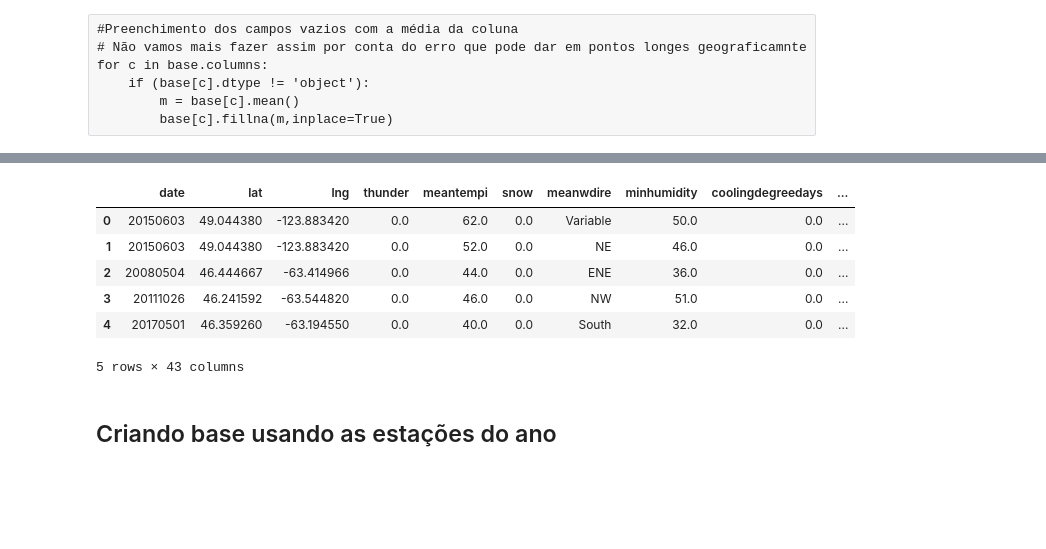
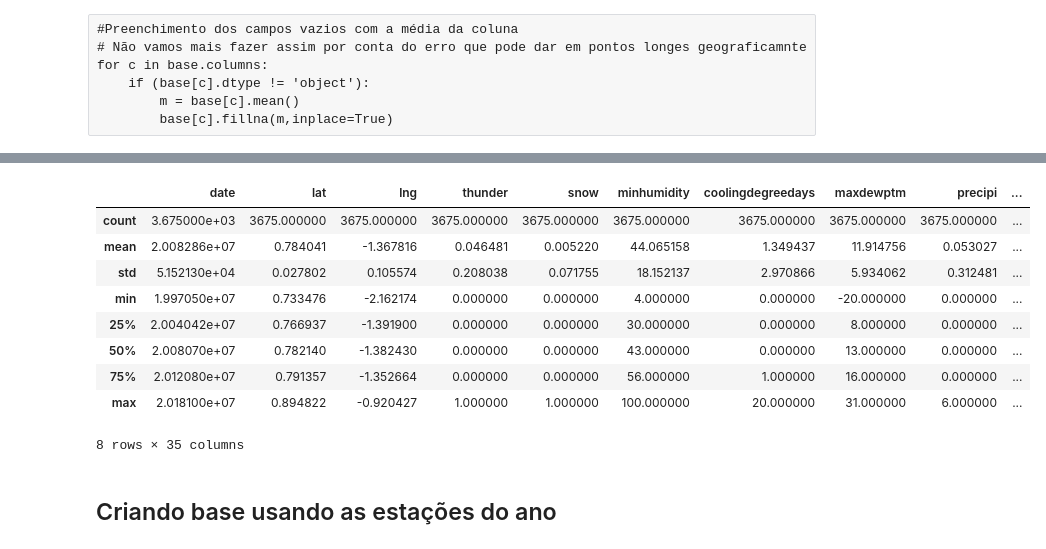
Before and after one commit to nabsonp/Autoencoder_Distribuicao_Especies, a Jupyter notebook: americanToadPreProcessamento.ipynb, the cells around one changed output, grey strips where cells are left out. Drawn from its saved outputs; the diff is of its cells as text; code cells hidden in the pictures; blank space fills up the shorter version.

```diff
--- a/americanToadPreProcessamento.ipynb
+++ b/americanToadPreProcessamento.ipynb
@@ -559,8 +517,0 @@ geo = base.copy()
-# %%
-co = geo.columns
-co = co.delete(0)
-co = co.delete(0)
-co = co.delete(0)
-# %%
-for c in co:
-    geo.drop(c,axis=1,inplace=True)
@@ -578,2 +517,0 @@ geo.head()
-# %%
-kviz.fit(geo,Y_train)
@@ -583,0 +518,15 @@ Y_previsto2 = kviz.predict(X_test)
+# %%
+base = t.copy()
+mse = {}
+for c in co:
+    if (base[c].count() < size):
+        x = base.dropna(subset=[c])
+        x_train, x_test = train_test_split(x, test_size=0.20, random_state=42)
+        kviz = KNeighborsRegressor(n_neighbors=11)
+        kviz.fit(x_train.loc[:,['date','lat','lng']],x_train[c])
+        teste = base.loc[base[c].isnull()]
+        y_pre = kviz.predict(x_test.loc[:,['date','lat','lng']])
+        mse[c] = r2_score(x_test[c],y_pre)
+        teste[c] = kviz.predict(teste.loc[:,['date','lat','lng']])
+        base = pd.concat([x,teste])
+mse
@@ -584,13 +556,16 @@ Y_previsto2 = kviz.predict(X_test)
 # %%
-base.head()
+base.describe()
 # %% [output]
-|  | date | lat | lng | thunder | meantempi | snow | meanwdire | minhumidity | coolingdegreedays | ... |
-| 0 | 20150603 | 49.044380 | -123.883420 | 0.0 | 62.0 | 0.0 | Variable | 50.0 | 0.0 | ... |
-| 1 | 20150603 | 49.044380 | -123.883420 | 0.0 | 52.0 | 0.0 | NE | 46.0 | 0.0 | ... |
-| 2 | 20080504 | 46.444667 | -63.414966 | 0.0 | 44.0 | 0.0 | ENE | 36.0 | 0.0 | ... |
-| 3 | 20111026 | 46.241592 | -63.544820 | 0.0 | 46.0 | 0.0 | NW | 51.0 | 0.0 | ... |
-| 4 | 20170501 | 46.359260 | -63.194550 | 0.0 | 40.0 | 0.0 | South | 32.0 | 0.0 | ... |
+|  | date | lat | lng | thunder | snow | minhumidity | coolingdegreedays | maxdewptm | precipi | ... |
+| count | 3.675000e+03 | 3675.000000 | 3675.000000 | 3675.000000 | 3675.000000 | 3675.000000 | 3675.000000 | 3675.000000 | 3675.000000 | ... |
+| mean | 2.008286e+07 | 0.784041 | -1.367816 | 0.046481 | 0.005220 | 44.065158 | 1.349437 | 11.914756 | 0.053027 | ... |
+| std | 5.152130e+04 | 0.027802 | 0.105574 | 0.208038 | 0.071755 | 18.152137 | 2.970866 | 5.934062 | 0.312481 | ... |
+| min | 1.997050e+07 | 0.733476 | -2.162174 | 0.000000 | 0.000000 | 4.000000 | 0.000000 | -20.000000 | 0.000000 | ... |
+| 25% | 2.004042e+07 | 0.766937 | -1.391900 | 0.000000 | 0.000000 | 30.000000 | 0.000000 | 8.000000 | 0.000000 | ... |
+| 50% | 2.008070e+07 | 0.782140 | -1.382430 | 0.000000 | 0.000000 | 43.000000 | 0.000000 | 13.000000 | 0.000000 | ... |
+| 75% | 2.012080e+07 | 0.791357 | -1.352664 | 0.000000 | 0.000000 | 56.000000 | 1.000000 | 16.000000 | 0.000000 | ... |
+| max | 2.018100e+07 | 0.894822 | -0.920427 | 1.000000 | 1.000000 | 100.000000 | 20.000000 | 31.000000 | 6.000000 | ... |
-5 rows × 43 columns
+8 rows × 35 columns
 # %% [markdown]
 ## Criando base usando as estações do ano
 # %%
```
Also changed, not shown: parts of 39 cells of this notebook.
